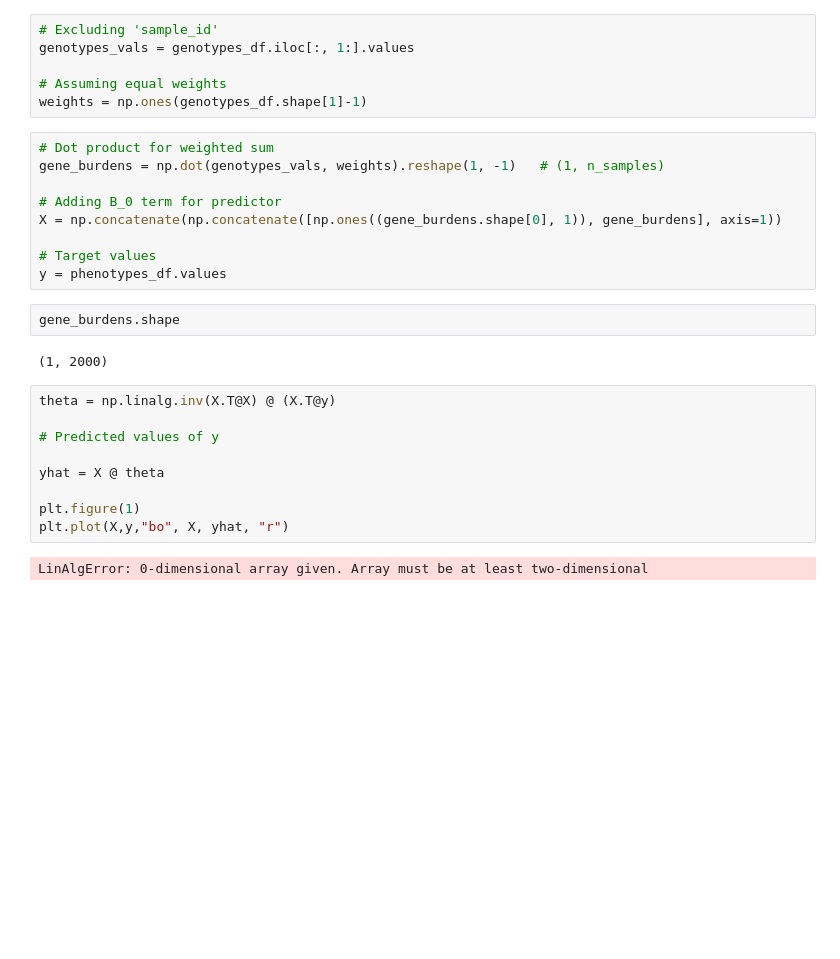
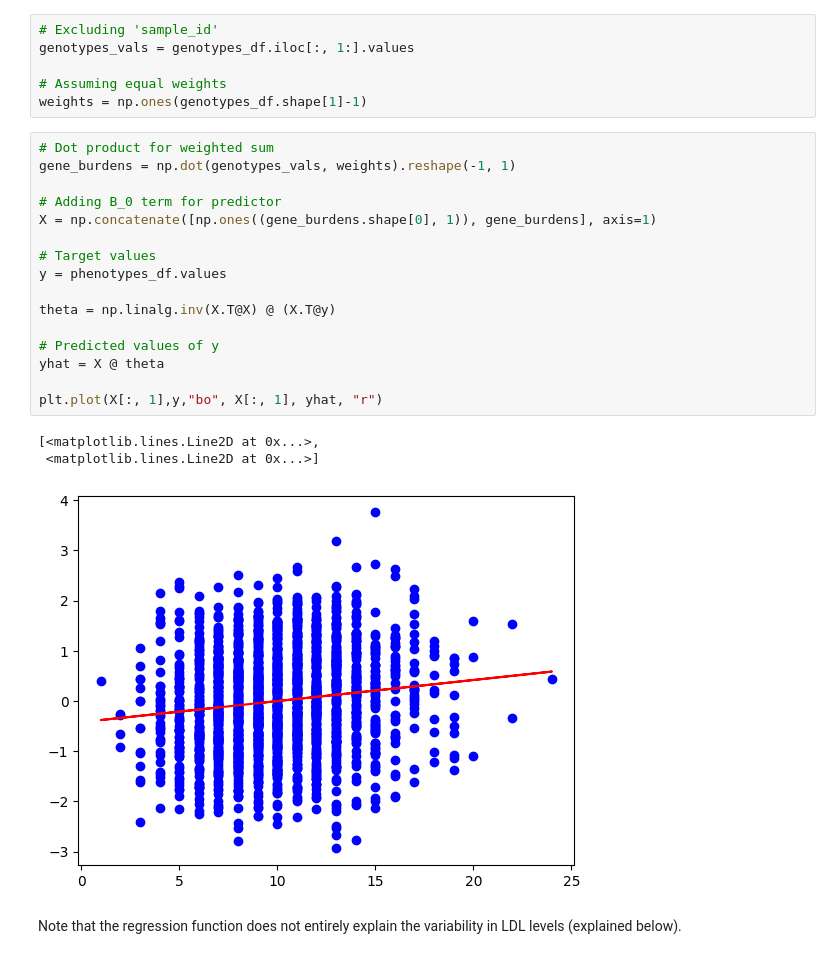
Before and after one commit to m4mbo/burden-testing, a Jupyter notebook: burden_testing.ipynb, the cells around one changed output. Cells and saved outputs as stored; diff of their text form; blank space fills up the shorter version.

```diff
--- a/burden_testing.ipynb
+++ b/burden_testing.ipynb
@@ -51,25 +52,23 @@ genotypes_vals = genotypes_df.iloc[:, 1:].values
 weights = np.ones(genotypes_df.shape[1]-1)
 # %%
 # Dot product for weighted sum
-gene_burdens = np.dot(genotypes_vals, weights).reshape(1, -1)   # (1, n_samples)
+gene_burdens = np.dot(genotypes_vals, weights).reshape(-1, 1)
 
 # Adding B_0 term for predictor
-X = np.concatenate(np.concatenate([np.ones((gene_burdens.shape[0], 1)), gene_burdens], axis=1))
+X = np.concatenate([np.ones((gene_burdens.shape[0], 1)), gene_burdens], axis=1)
 
 # Target values
 y = phenotypes_df.values
+
+theta = np.linalg.inv(X.T@X) @ (X.T@y)
+
+# Predicted values of y
+yhat = X @ theta
+
+plt.plot(X[:, 1],y,"bo", X[:, 1], yhat, "r")
+# %% [output]
+[<matplotlib.lines.Line2D at 0x...>,
+ <matplotlib.lines.Line2D at 0x...>]
+[figure, added]
-# %%
-gene_burdens.shape
-# %% [output]
-(1, 2000)
-# %%
-theta = np.linalg.inv(X.T@X) @ (X.T@y)
-
-# Predicted values of y
-
-yhat = X @ theta
-
-plt.figure(1)
-plt.plot(X,y,"bo", X, yhat, "r")
-# %% [output]
-LinAlgError: 0-dimensional array given. Array must be at least two-dimensional
+# %% [markdown]
+Note that the regression function does not entirely explain the variability in LDL levels (explained below).
```
Also changed, not shown: parts of 6 cells of this notebook, 2 other files.
